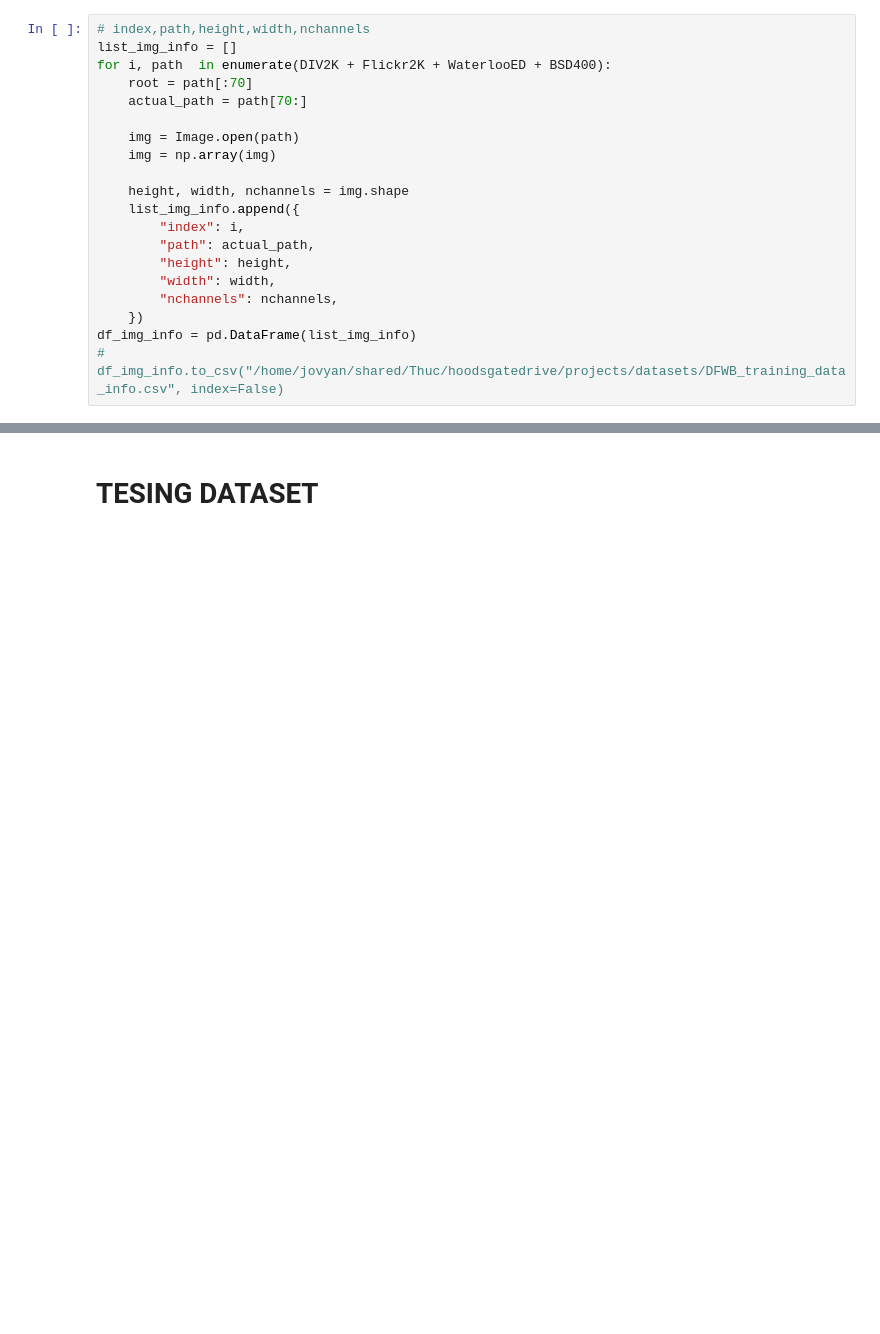
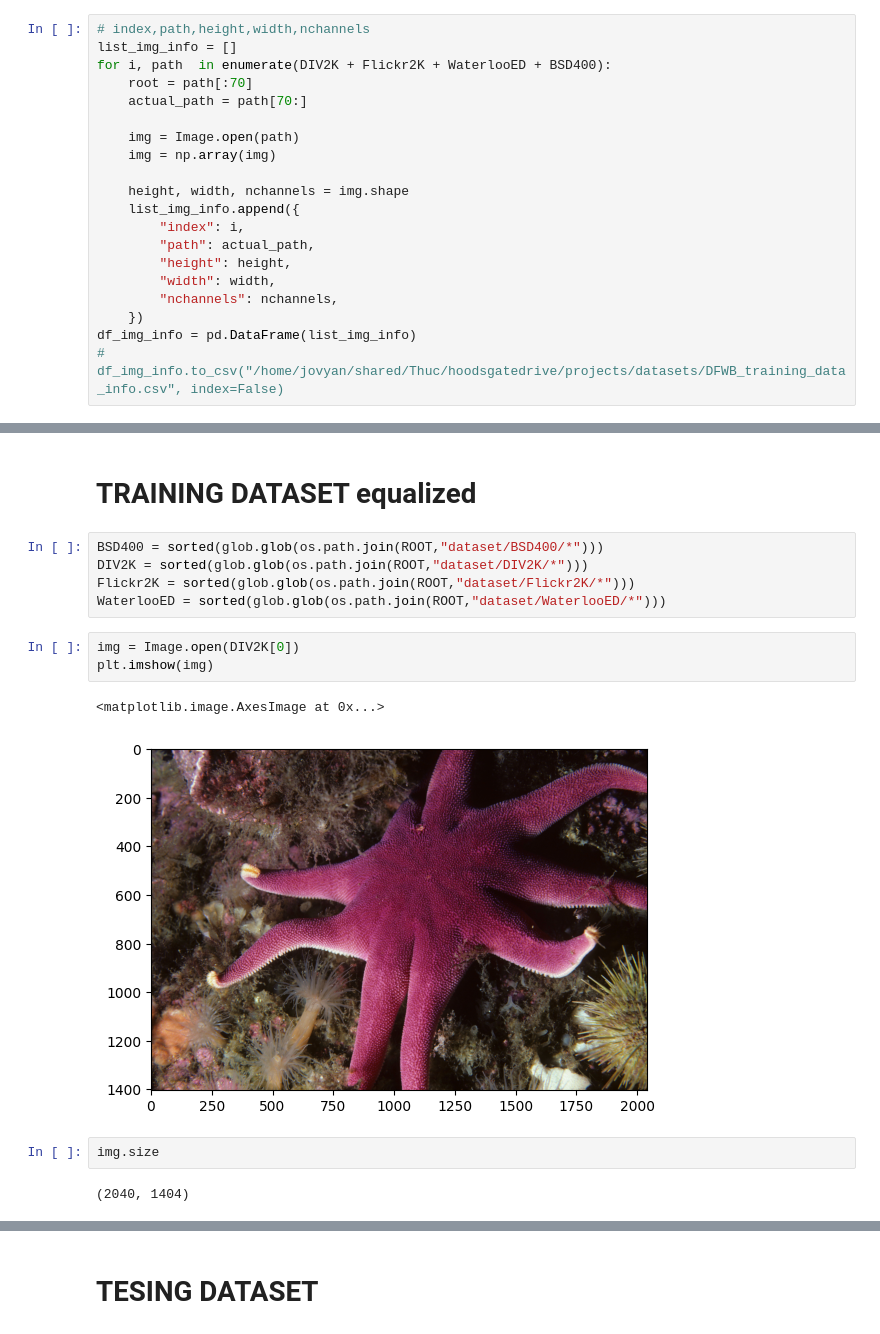
Before and after one commit to tamthuc1995/ImageRestoration-Development-Unrolling, a Jupyter notebook: exploration/2001-create-datasets-info.ipynb, the cells around one changed output, grey strips where cells are left out. Cells and saved outputs as stored; diff of their text form; blank space fills up the shorter version.

```diff
--- a/exploration/2001-create-datasets-info.ipynb
+++ b/exploration/2001-create-datasets-info.ipynb
@@ -35,0 +47,17 @@ df_img_info = pd.DataFrame(list_img_info)
+# %% [markdown]
+# TRAINING DATASET equalized
+# %%
+BSD400 = sorted(glob.glob(os.path.join(ROOT,"dataset/BSD400/*")))
+DIV2K = sorted(glob.glob(os.path.join(ROOT,"dataset/DIV2K/*")))
+Flickr2K = sorted(glob.glob(os.path.join(ROOT,"dataset/Flickr2K/*")))
+WaterlooED = sorted(glob.glob(os.path.join(ROOT,"dataset/WaterlooED/*")))
+# %%
+img = Image.open(DIV2K[0])
+plt.imshow(img)
+# %% [output]
+<matplotlib.image.AxesImage at 0x...>
+[figure, added]
+# %%
+img.size
+# %% [output]
+(2040, 1404)
```
Also changed, not shown: parts of 3 cells of this notebook, 10 other files.
